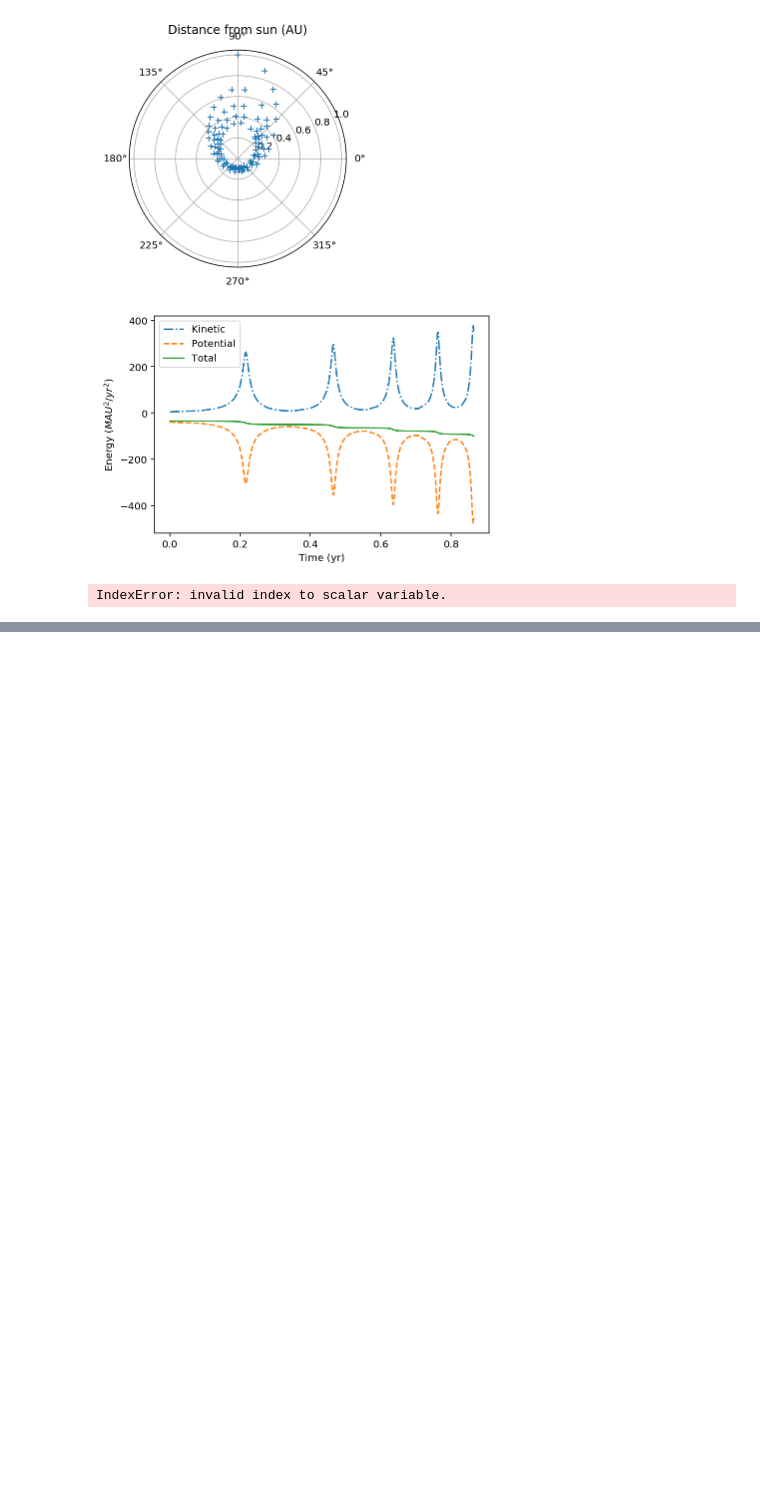
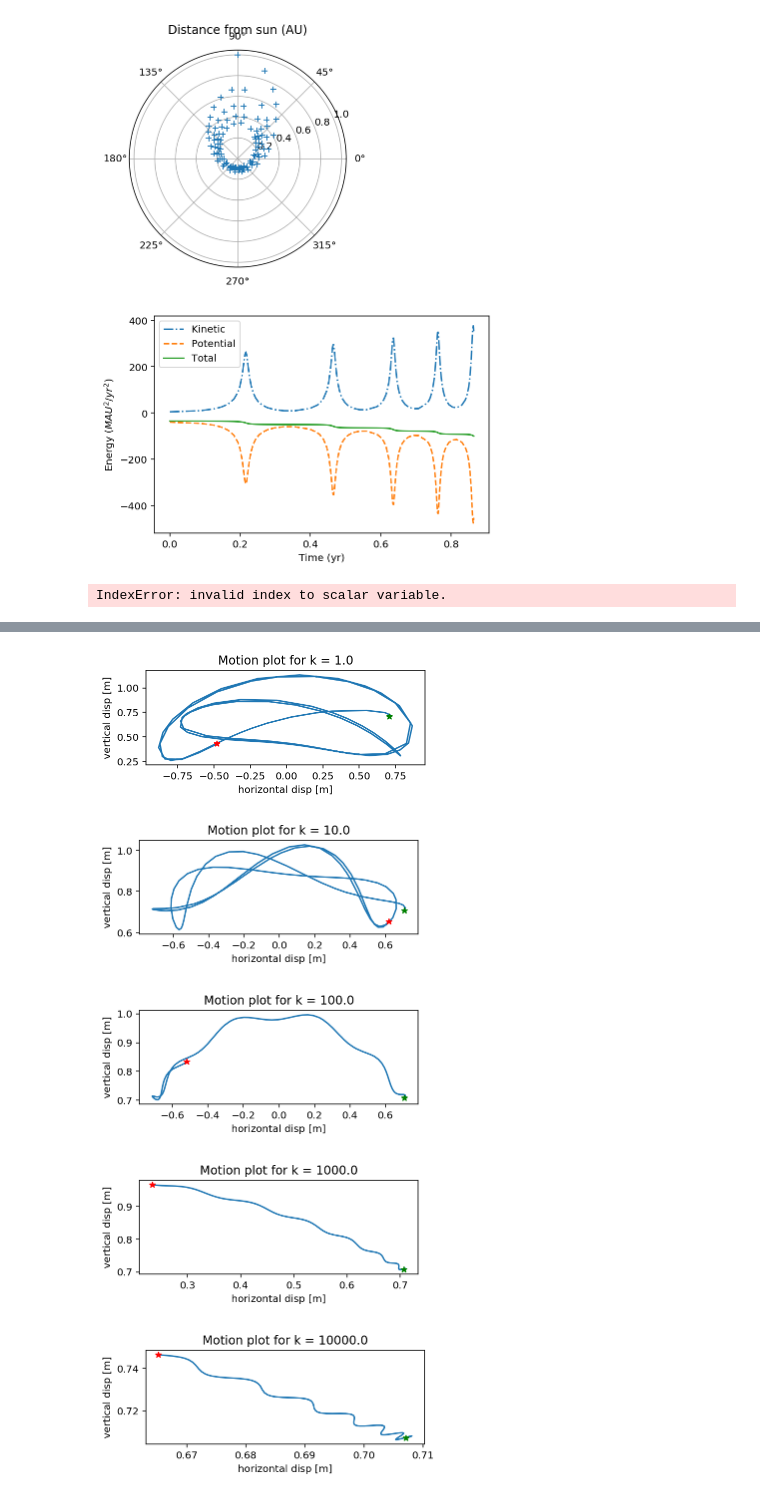
Before and after one commit to mattwilliams06/NumericalMethodsForPhysics, a Jupyter notebook: Ch3.ipynb, the cells around one changed output, grey strips where cells are left out. Saved outputs shown, nothing was run; the diff lists cells and outputs as text; code cells hidden in the pictures; blank space fills up the shorter version.

Commit message:
Spring Pendulum

```diff
--- a/Ch3.ipynb
+++ b/Ch3.ipynb
@@ -1381,0 +1541,8 @@ IndexError: invalid index to scalar variable.
+# %%
+t, x, y, tau, state = elastic_pendulum()
+# %% [output]
+[figure, added]
+[figure, added]
+[figure, added]
+[figure, added]
+[figure, added]
```
Also changed, not shown: parts of 8 cells of this notebook.
